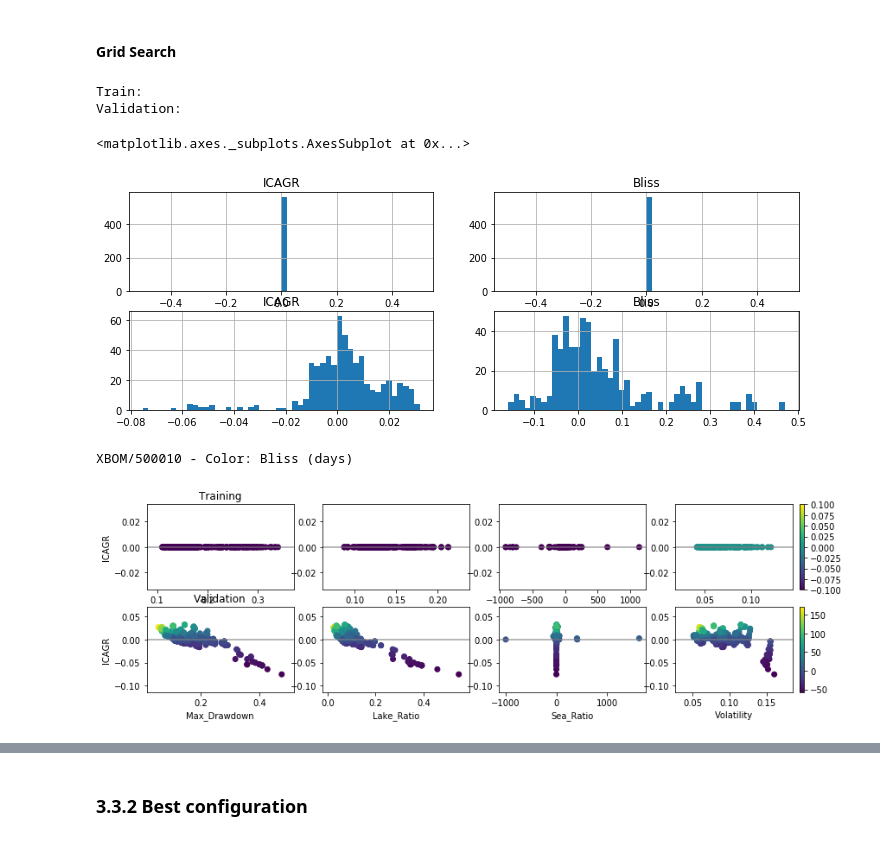
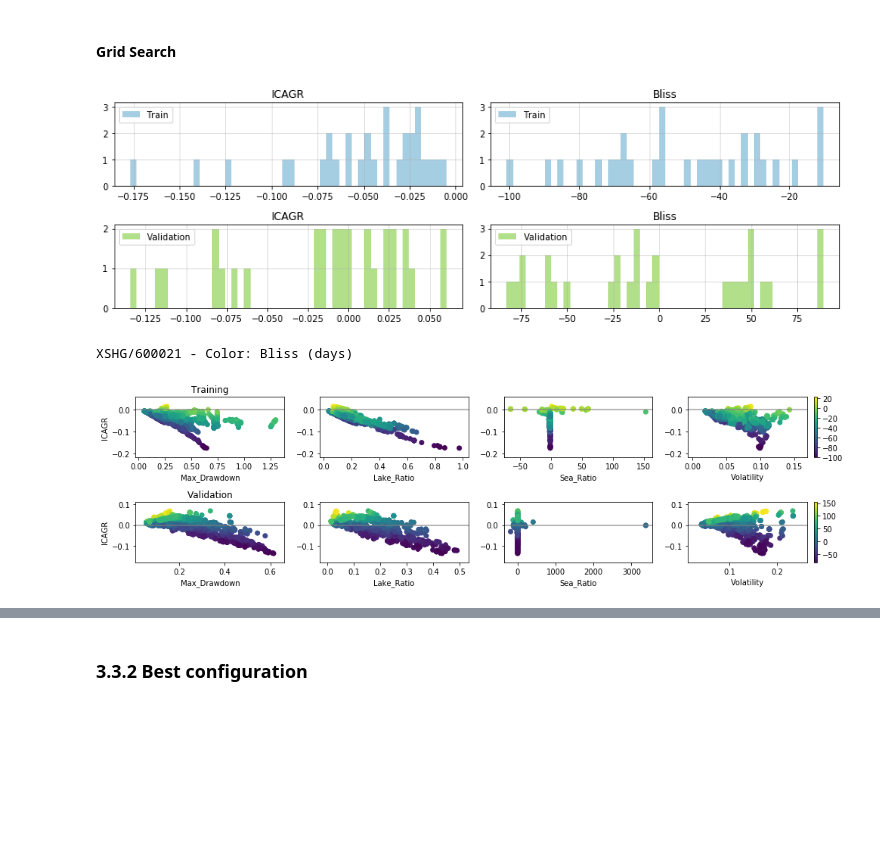
Before and after one commit to peerchen/trend-following-1, a Jupyter notebook: Trend Following Lab.ipynb, the cells around one changed output, grey strips where cells are left out. Saved outputs shown, nothing was run; the diff lists cells and outputs as text; code cells hidden in the pictures; blank space fills up the shorter version.

```diff
--- a/Trend Following Lab.ipynb
+++ b/Trend Following Lab.ipynb
@@ -357,2 +180,2 @@ def grid_search(price_df, name="",
 # %%
-res_train, res_val = grid_search(pr_j, ticker_j, step=10)
+res_train, res_val = grid_search(pr_j, ticker_j, step=40)
@@ -359,26 +184,33 @@ res_train, res_val = grid_search(pr_j, ticker_j, step=10)
 # %%
-print('Train:')
+pal = pyplot.get_cmap('Paired').colors
+
 plt.subplot(2, 2, 1)
 plt.title('ICAGR')
-res_train.ICAGR.hist(bins = 50)
+plt.hist(res_train.ICAGR, bins = 50, label='Train', color=pal[0])
+plt.grid(alpha=0.5)
+plt.legend()
 
 plt.subplot(2, 2, 2)
 plt.title('Bliss')
-res_train.Bliss.hist(bins = 50)
+plt.hist(res_train.Bliss * 364.25, bins = 50, label='Train', color=pal[0])
+plt.grid(alpha=0.5)
+plt.legend()
 
-print('Validation:')
 plt.subplot(2, 2, 3)
 plt.title('ICAGR')
-res_val.ICAGR.hist(bins = 50)
+plt.hist(res_val.ICAGR, bins = 50, label='Validation', color=pal[2])
+plt.grid(alpha=0.5)
+plt.legend()
 
 plt.subplot(2, 2, 4)
 plt.title('Bliss')
-res_val.Bliss.hist(bins = 50)
+plt.hist(res_val.Bliss * 364.25, bins = 50, label='Validation', color=pal[2])
+plt.grid(alpha=0.5)
+plt.legend()
+
+plt.tight_layout()
 # %% [output]
-Train:
-Validation:
-<matplotlib.axes._subplots.AxesSubplot at 0x...>
-[figure, old version]
+[figure, new version]
 # %%
 y_lab = ['ICAGR']
 x_lab = ['Max_Drawdown', 'Lake_Ratio', 'Sea_Ratio', 'Volatility']
@@ -408,9 +240,10 @@ for i, j in itertools.product(np.arange(len(y_lab)), np.arange(len(x_lab))):
         axes[1 + i, j].set_ylabel(y_lab[i])
     if j == len(x_lab) - 1:
         fig.colorbar(im, ax=axes[1+i, j])
+plt.tight_layout()
 # %% [output]
-XBOM/500010 - Color: Bliss (days)
+XSHG/600021 - Color: Bliss (days)
-[figure, old version]
+[figure, new version]
 # %%
 plt.scatter(res_val.Slow, res_val.Fast, s= 10 + 100 * (res_val.ICAGR > 0),
             c= 364.25 * res_val.Bliss)
```
Also changed, not shown: parts of 47 cells of this notebook, 2 other files.
